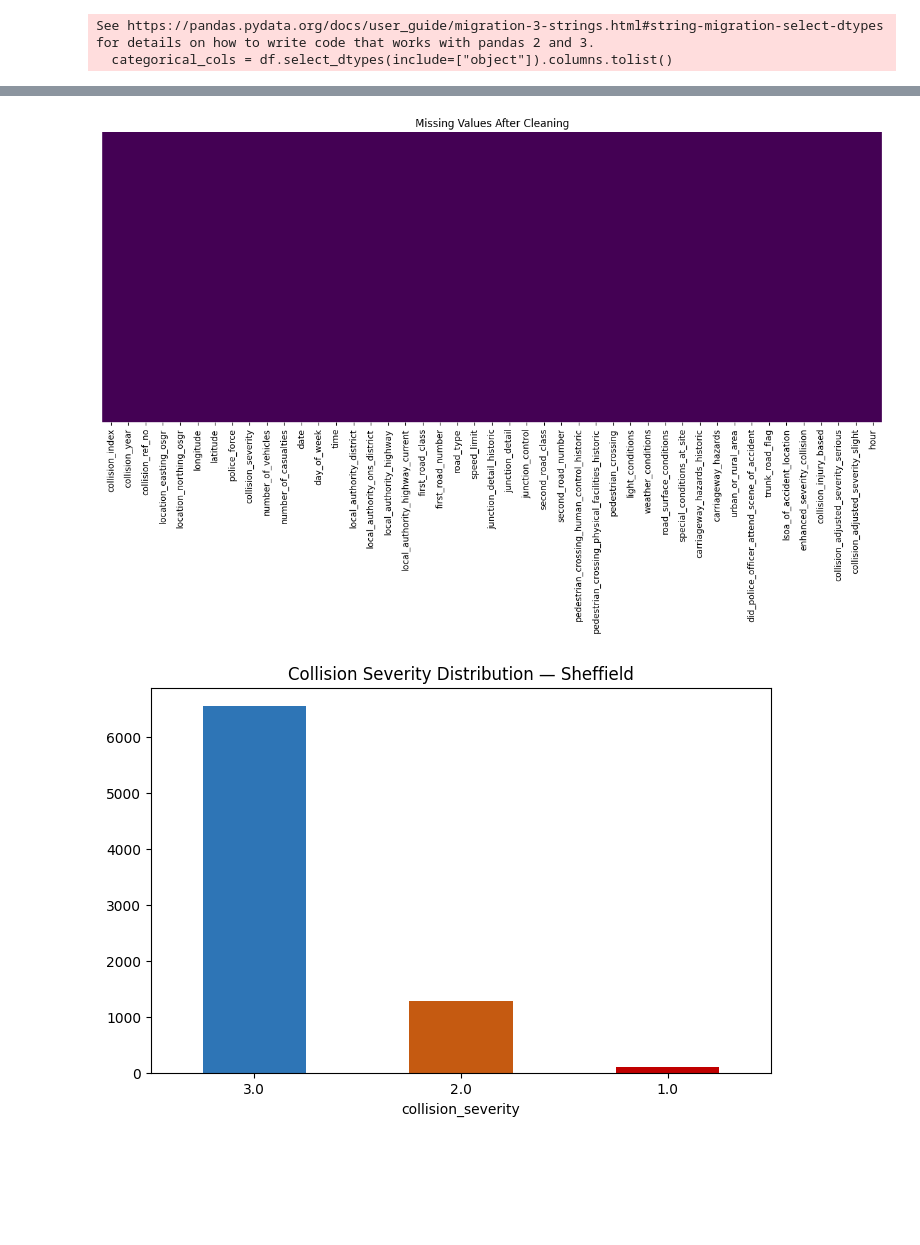
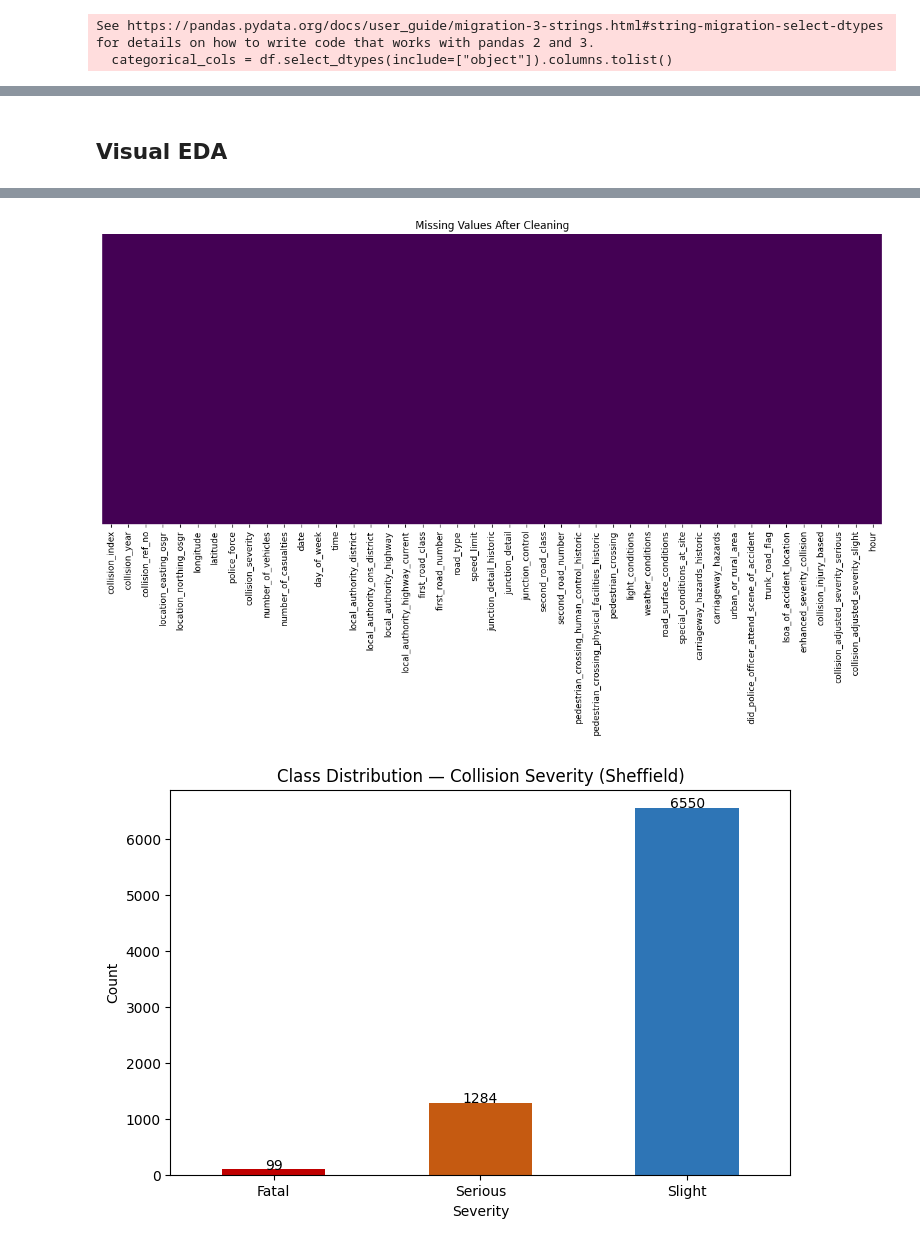
Before and after one commit to NoelKBoyd/AI-ML-Assesment, a Jupyter notebook: notebooks/Criterion-1-Data-Preprocessing.ipynb, the cells around one changed output, grey strips where cells are left out. Cells and saved outputs as stored; diff of their text form; code cells hidden in the pictures; blank space fills up the shorter version.

```diff
--- a/notebooks/Criterion-1-Data-Preprocessing.ipynb
+++ b/notebooks/Criterion-1-Data-Preprocessing.ipynb
@@ -74,16 +85,0 @@ Outlier detection using the IQR and Scaling using RobustScaler as some columns m
-# %%
-from sklearn.preprocessing import RobustScaler
-
-cols_to_clip = ["number_of_vehicles", "number_of_casualties", "speed_limit"]
-
-for col in cols_to_clip:
-    Q1, Q3 = df[col].quantile(0.25), df[col].quantile(0.75)
-    IQR = Q3 - Q1
-
-    # Only apply clipping if there is actual variance (IQR > 0)
-    # This prevents the column from being squashed into a single constant number
-    if IQR > 0:
-        df[col] = df[col].clip(lower=Q1 - 1.5 * IQR, upper=Q3 + 1.5 * IQR)
-
-rs = RobustScaler()
-df[cols_to_clip] = rs.fit_transform(df[cols_to_clip])
@@ -92,45 +184,56 @@ Im now going to visualise the before and after the data preprocessing
+# %% [markdown]
+## Visual EDA
 # %%
 import matplotlib.pyplot as plt
 import seaborn as sns
 
-#missing values heatmap
+# missing values before / after
 plt.figure(figsize=(16, 6))
-sns.heatmap(df_raw.isnull(),
-            yticklabels=False, cbar=False, cmap="viridis")
+sns.heatmap(df_raw.isnull(), yticklabels=False, cbar=False, cmap="viridis")
 plt.title("Missing Values Before Cleaning")
 plt.savefig("../results/C1-missing_before.png", bbox_inches="tight")
+plt.show()
 
 plt.figure(figsize=(16, 6))
-sns.heatmap(df.isnull(),
-            yticklabels=False, cbar=False, cmap="viridis")
+sns.heatmap(df.isnull(), yticklabels=False, cbar=False, cmap="viridis")
 plt.title("Missing Values After Cleaning")
 plt.savefig("../results/C1-missing_after.png", bbox_inches="tight")
+plt.show()
 
-plt.figure(figsize=(8,5))
-df["collision_severity"].value_counts().plot(kind="bar", color=["#2E75B6","#C55A11","#C00000"])
-plt.title("Collision Severity Distribution — Sheffield")
+# class distribution of collision severity
+plt.figure(figsize=(8, 5))
+severity_counts = df["collision_severity"].value_counts().sort_index()
+severity_counts.index = severity_counts.index.map({1: "Fatal", 2: "Serious", 3: "Slight"})
+severity_counts.plot(kind="bar", color=["#C00000", "#C55A11", "#2E75B6"])
+plt.title("Class Distribution — Collision Severity (Sheffield)")
+plt.xlabel("Severity")
+plt.ylabel("Count")
 plt.xticks(rotation=0)
+for i, v in enumerate(severity_counts):
+    plt.text(i, v + 5, str(v), ha="center", fontsize=10)
 plt.savefig("../results/C1-severity_dist.png", bbox_inches="tight")
 plt.show()
 
-plt.figure(figsize=(10,4))
-df.groupby("collision_year").size().plot(marker="o")
+# yearly trend of collision counts
+plt.figure(figsize=(10, 4))
+df.groupby("collision_year").size().plot(marker="o", color="#2E75B6")
 plt.title("Sheffield Collision Count by Year")
 plt.ylabel("Number of Collisions")
-plt.grid(True)#grid to make it easier to read the trend
+plt.grid(True)
 plt.savefig("../results/C1-trend_year.png", bbox_inches="tight")
 plt.show()
 
-feat = ["number_of_vehicles","number_of_casualties","speed_limit","hour","day_of_week"]
-plt.figure(figsize=(8,6))
+# correlation heatmap of the main numeric features
+feat = ["number_of_vehicles", "number_of_casualties", "speed_limit", "hour", "day_of_week"]
+plt.figure(figsize=(8, 6))
 sns.heatmap(df[feat].corr(), annot=True, fmt=".2f", cmap="coolwarm")
 plt.title("Feature Correlation Heatmap")
 plt.savefig("../results/C1-correlation.png", bbox_inches="tight")
 plt.show()
 # %% [output]
 [figure]
 [figure]
-[figure, old version]
+[figure, new version]
 [figure]
 [figure]
 # %% [markdown]
```
Also changed, not shown: parts of 19 cells of this notebook, 11 other files.
